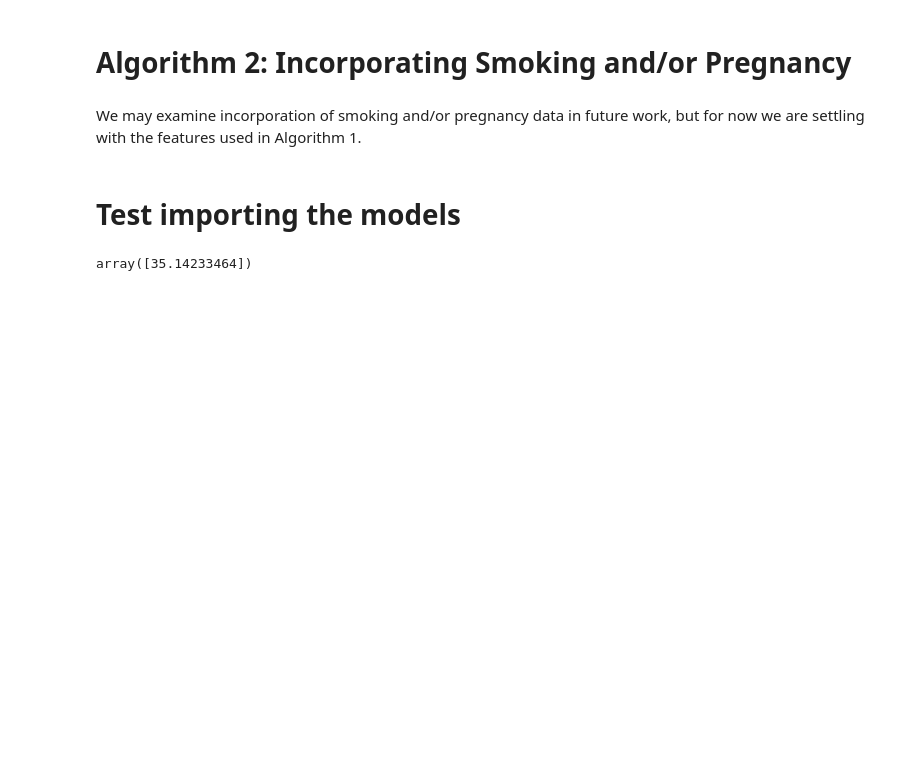
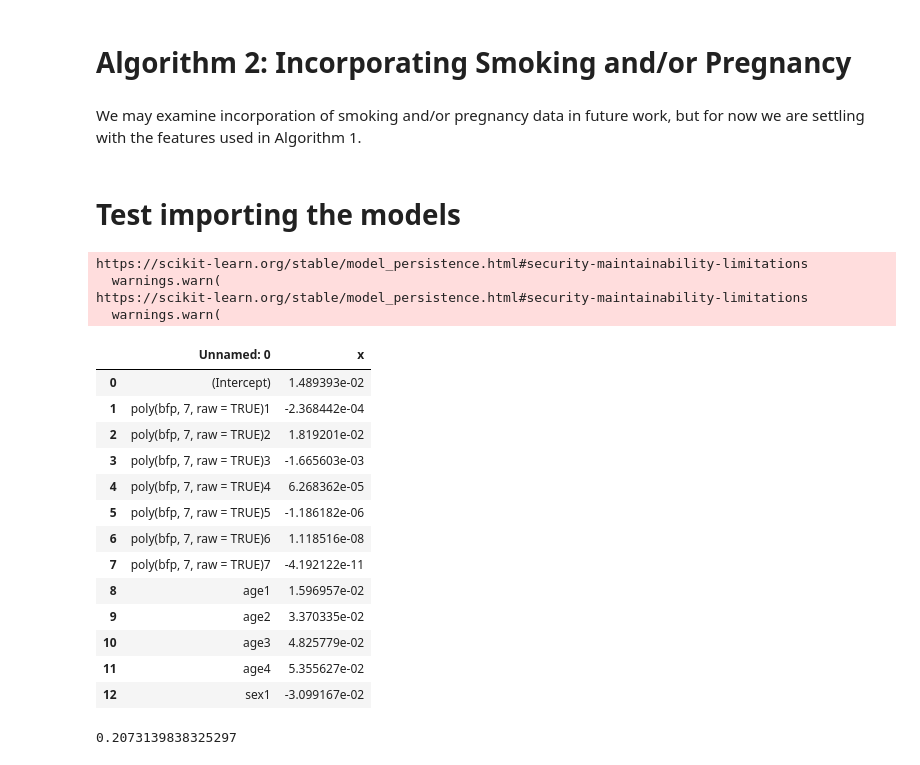
Before and after one commit to zivahealth/ziva_bmi_algorithm, a Jupyter notebook: notebooks/02-algorithm.ipynb, the cells around one changed output. Saved outputs shown, nothing was run; the diff lists cells and outputs as text; code cells hidden in the pictures; blank space fills up the shorter version.

```diff
--- a/notebooks/02-algorithm.ipynb
+++ b/notebooks/02-algorithm.ipynb
@@ -1120,9 +1120,32 @@ We may examine incorporation of smoking and/or pregnancy data in future work, bu
 # %% [markdown]
 # Test importing the models
 # %%
-with open('./rf_models/model1.pkl', 'rb') as f:
-    model = pickle.load(f)
+with open('./../models/model1.pkl', 'rb') as m:
+    pickle.load(m)
+# %% [output]
+https://scikit-learn.org/stable/model_persistence.html#security-maintainability-limitations
+  warnings.warn(
+https://scikit-learn.org/stable/model_persistence.html#security-maintainability-limitations
+  warnings.warn(
-# %%
-model.predict(np.array([[140, 72 * 2.54, 1, 25, 30 * 2.54]]))
-# %% [output]
-array([35.14233464])
+# %%
+coefs = pd.read_csv("./../models/lm_poly7_coeffs.csv")
+coefs
+# %% [output]
+|  | Unnamed: 0 | x |
+| 0 | (Intercept) | 1.489393e-02 |
+| 1 | poly(bfp, 7, raw = TRUE)1 | -2.368442e-04 |
+| 2 | poly(bfp, 7, raw = TRUE)2 | 1.819201e-02 |
+| 3 | poly(bfp, 7, raw = TRUE)3 | -1.665603e-03 |
+| 4 | poly(bfp, 7, raw = TRUE)4 | 6.268362e-05 |
+| 5 | poly(bfp, 7, raw = TRUE)5 | -1.186182e-06 |
+| 6 | poly(bfp, 7, raw = TRUE)6 | 1.118516e-08 |
+| 7 | poly(bfp, 7, raw = TRUE)7 | -4.192122e-11 |
+| 8 | age1 | 1.596957e-02 |
+| 9 | age2 | 3.370335e-02 |
+| 10 | age3 | 4.825779e-02 |
+| 11 | age4 | 5.355627e-02 |
+| 12 | sex1 | -3.099167e-02 |
+# %%
+np.sum([coefs[0], coefs[1] * 3])
+# %% [output]
+0.2073139838325297
```
